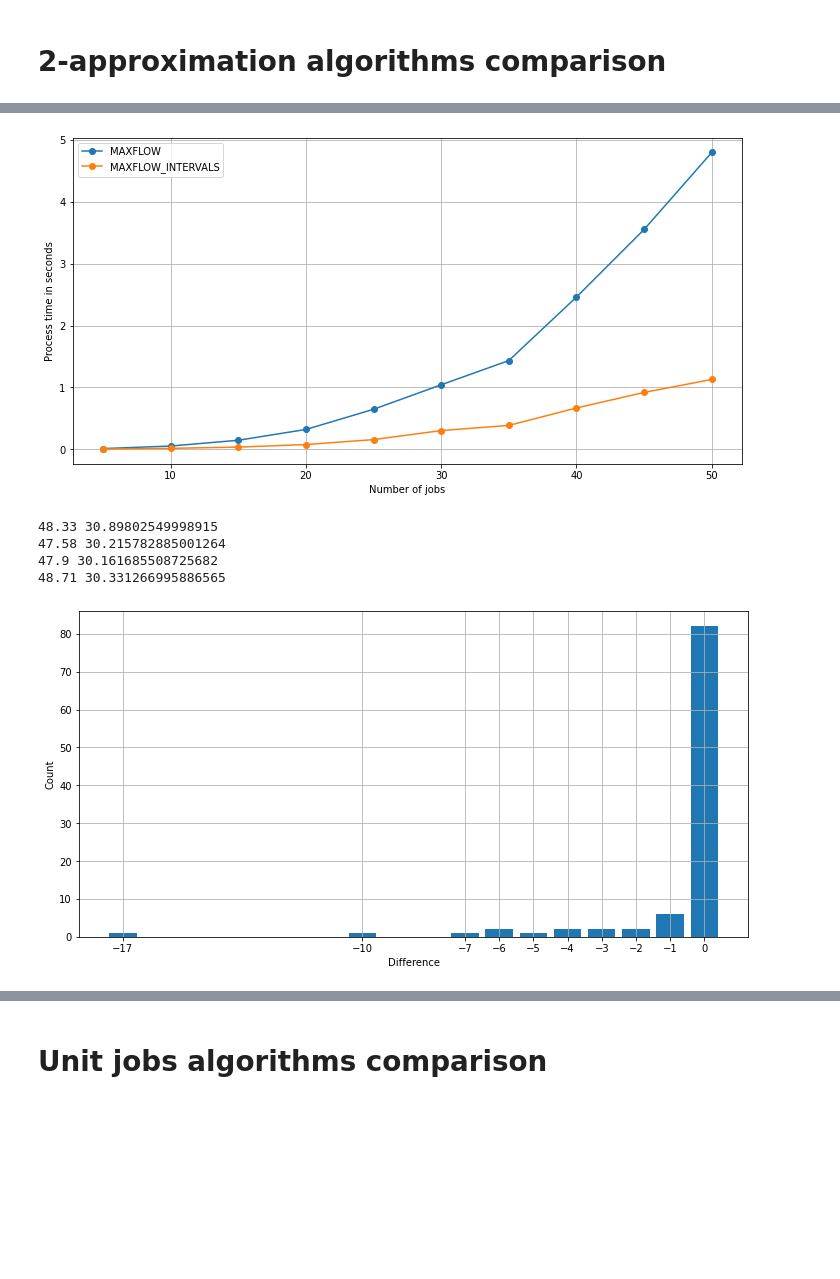
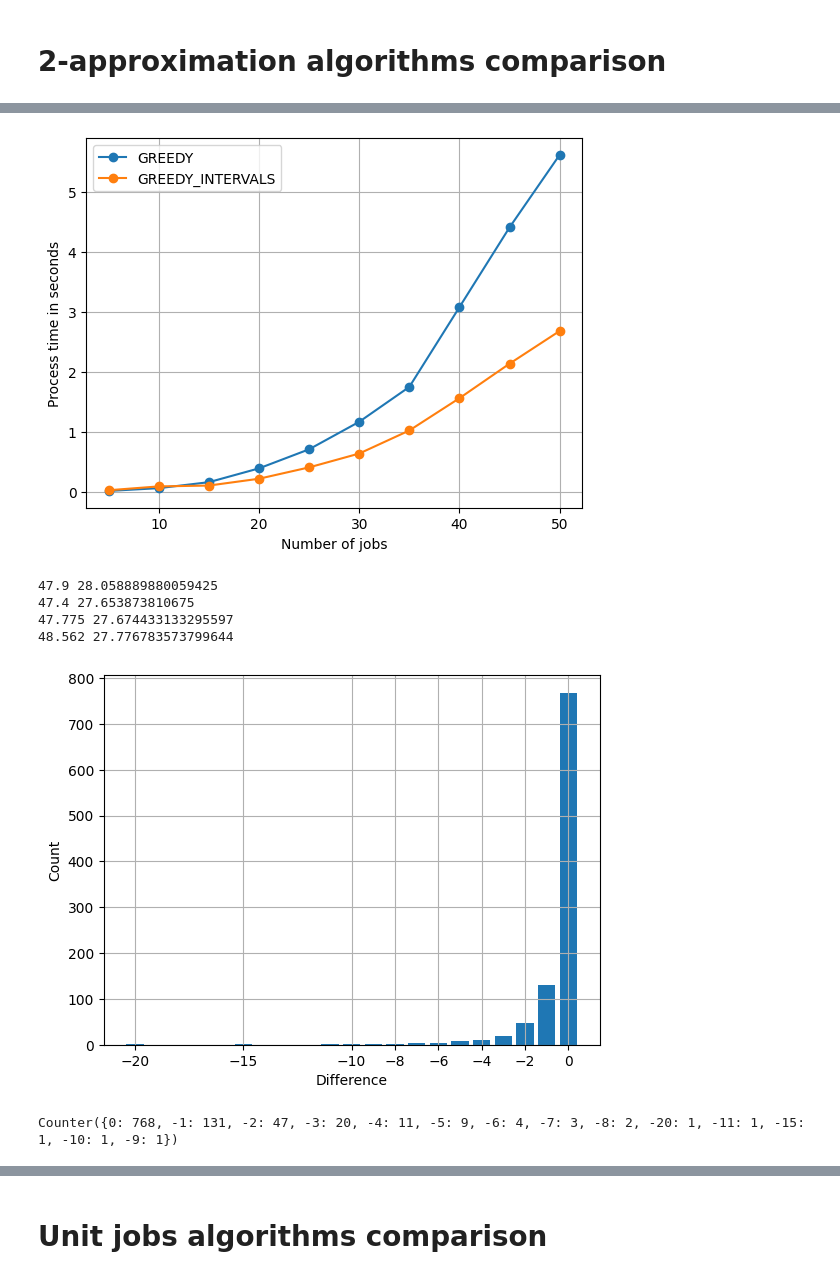
Before and after one commit to nikita-kostin/active-time-scheduling, a Jupyter notebook: comparison.ipynb, the cells around one changed output, grey strips where cells are left out. Cells and saved outputs as stored; diff of their text form; code cells hidden in the pictures; blank space fills up the shorter version.

```diff
--- a/comparison.ipynb
+++ b/comparison.ipynb
@@ -27,7 +27,7 @@ from schedulers.linear_programming_scheduler import LinearProgrammingMethod
 approx_eff_testcases = {}
 approx_eff_n = list(range(5, 51, 5))
 
-is_feasible = partial(FlowScheduler(FlowMethod.boykov_kolmogorov).process, max_concurrency=3)
+is_feasible = partial(GreedyScheduler(FlowMethod.PREFLOW_PUSH).process, max_concurrency=3)
 
 for number_of_jobs in approx_eff_n:
     max_t = number_of_jobs * 4
@@ -48,12 +48,12 @@ dinitz_t = []
 boykov_kolmogorov_t = []
 ford_fulkerson_t = []
 
-edmonds_karp_scheduler = FlowScheduler(FlowMethod.edmonds_karp)
-shortest_augmenting_path_scheduler = FlowScheduler(FlowMethod.shortest_augmenting_path)
-preflow_push_scheduler = FlowScheduler(FlowMethod.preflow_push)
-dinitz_scheduler = FlowScheduler(FlowMethod.dinitz)
-boykov_kolmogorov_scheduler = FlowScheduler(FlowMethod.boykov_kolmogorov)
-ford_fulkerson_scheduler = FlowScheduler(FlowMethod.ford_fulkerson)
+edmonds_karp_scheduler = GreedyScheduler(FlowMethod.EDMONDS_KARP)
+shortest_augmenting_path_scheduler = GreedyScheduler(FlowMethod.SHORTEST_AUGMENTING_PATH)
+preflow_push_scheduler = GreedyScheduler(FlowMethod.PREFLOW_PUSH)
+dinitz_scheduler = GreedyScheduler(FlowMethod.DINITZ)
+boykov_kolmogorov_scheduler = GreedyScheduler(FlowMethod.BOYKOV_KOLMOGOROV)
+ford_fulkerson_scheduler = GreedyScheduler(FlowMethod.FORD_FULKERSON)
 
 for number_of_jobs, testcases in approx_eff_testcases.items():
     edmonds_karp_t.append(0)
@@ -114,8 +114,8 @@ plt.show()
 simplex_t = []
 interior_point_t = []
 
-simplex_scheduler = LinearProgrammingRoundedScheduler(LinearProgrammingMethod.revised_simplex)
-interior_point_scheduler = LinearProgrammingRoundedScheduler(LinearProgrammingMethod.interior_point)
+simplex_scheduler = LinearProgrammingRoundedScheduler(LinearProgrammingMethod.REVISED_SIMPLEX)
+interior_point_scheduler = LinearProgrammingRoundedScheduler(LinearProgrammingMethod.INTERIOR_POINT)
 
 for number_of_jobs, testcases in approx_eff_testcases.items():
     simplex_t.append(0)
@@ -160,29 +160,29 @@ plt.show()
 # %%
-boykov_kolmogorov_interval_t = []
+preflow_push_interval_t = []
 
-boykov_kolmogorov_interval_scheduler = FlowIntervalScheduler(FlowMethod.boykov_kolmogorov)
+preflow_push_interval_scheduler = GreedyIntervalsScheduler(FlowMethod.PREFLOW_PUSH)
 
 for number_of_jobs, testcases in approx_eff_testcases.items():
-    boykov_kolmogorov_interval_t.append(0)
+    preflow_push_interval_t.append(0)
 
     for testcase in testcases:
         start_time = process_time()
-        boykov_kolmogorov_interval_scheduler.process(testcase, max_concurrency=3)
+        preflow_push_interval_scheduler.process(testcase, max_concurrency=3)
         elapsed_time = process_time() - start_time
-        boykov_kolmogorov_interval_t[-1] += elapsed_time / len(testcases)
+        preflow_push_interval_t[-1] += elapsed_time / len(testcases)
 # %%
-plt.plot(approx_eff_n, boykov_kolmogorov_t, marker='o', label='MAXFLOW')
-plt.plot(approx_eff_n, boykov_kolmogorov_interval_t, marker='o', label='MAXFLOW_INTERVALS')
+plt.plot(approx_eff_n, preflow_push_t, marker='o', label='GREEDY')
+plt.plot(approx_eff_n, preflow_push_interval_t, marker='o', label='GREEDY_INTERVALS')
 
 plt.legend()
 
 plt.xlabel('Number of jobs')
 plt.ylabel('Process time in seconds')
 
 plt.grid()
-plt.show()
+plt.savefig('./figures/greedy_vs_greedy_intervals.png', bbox_inches='tight')
 # %% [output]
-[figure, old version]
+[figure, new version]
 # %%
 approx_accur_testcases = []
 
@@ -225,18 +228,18 @@ for max_concurrency, testcase in approx_accur_testcases:
     schedule = interior_point_scheduler.process(testcase, max_concurrency=max_concurrency)
     interior_point_ans.append(sum(ti.duration for ti in schedule.active_time_intervals))
 # %%
-print(mean(flow_ans), stdev(flow_ans))
-print(mean(flow_density_first_ans), stdev(flow_density_first_ans))
+print(mean(greedy_ans), stdev(greedy_ans))
+print(mean(greedy_density_first_ans), stdev(greedy_density_first_ans))
 print(mean(simplex_ans), stdev(simplex_ans))
 print(mean(interior_point_ans), stdev(interior_point_ans))
 # %% [output]
-48.33 30.89802549998915
-47.58 30.215782885001264
-47.9 30.161685508725682
-48.71 30.331266995886565
+47.9 28.058889880059425
+47.4 27.653873810675
+47.775 27.674433133295597
+48.562 27.776783573799644
 # %%
 difference = Counter(
-    flow_density_first_ans[i] - flow_ans[i] for i in range(len(approx_accur_testcases))
+    greedy_density_first_ans[i] - greedy_ans[i] for i in range(len(approx_accur_testcases))
 )
 
 x = sorted(difference.keys())
@@ -247,9 +250,13 @@ plt.bar(x, y)
 plt.xlabel('Difference')
 plt.ylabel('Count')
 
-plt.xticks(x)
+plt.xticks([-20, -15, -10, -8, -6, -4, -2, 0])
 
 plt.grid()
-plt.show()
+plt.savefig('./figures/lowest_density_first.png', bbox_inches='tight')
 # %% [output]
-[figure, old version]
+[figure, new version]
+# %%
+print(difference)
+# %% [output]
+Counter({0: 768, -1: 131, -2: 47, -3: 20, -4: 11, -5: 9, -6: 4, -7: 3, -8: 2, -20: 1, -11: 1, -15: 1, -10: 1, -9: 1})
```
Also changed, not shown: parts of 16 cells of this notebook.
